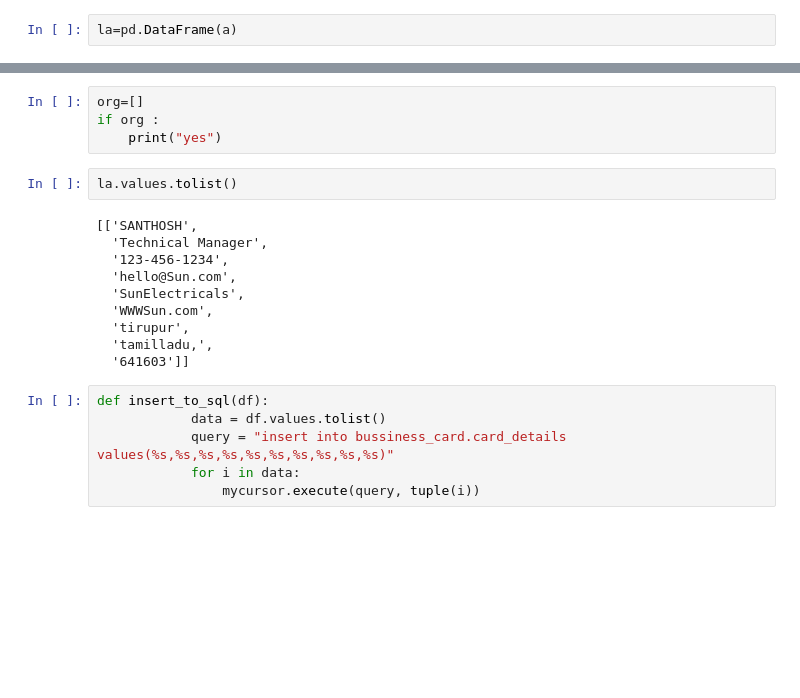
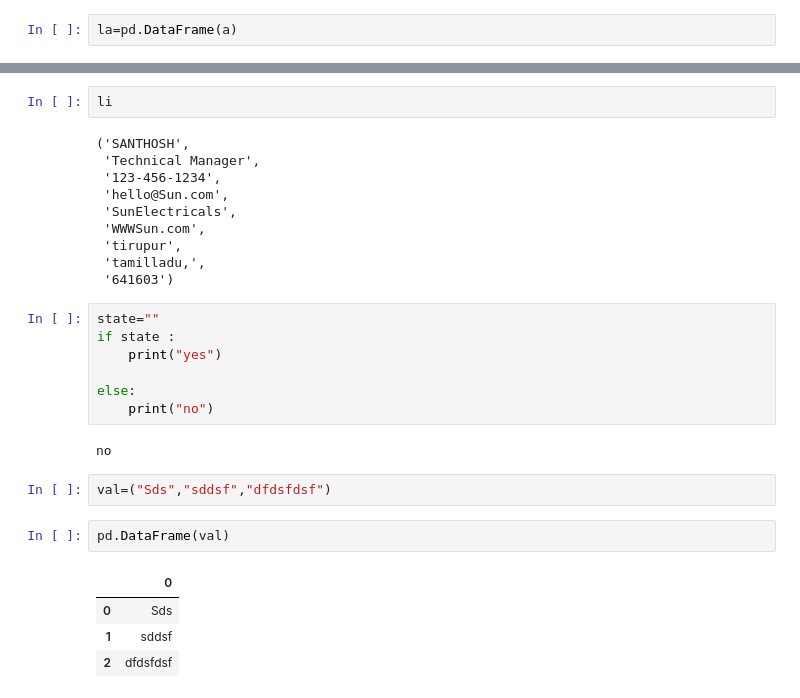
Before and after one commit to rameshkumar359/BUZZ-CARD, a Jupyter notebook: appy.ipynb, the cells around one changed output, grey strips where cells are left out. Saved outputs shown, nothing was run; the diff lists cells and outputs as text; blank space fills up the shorter version.

```diff
--- a/appy.ipynb
+++ b/appy.ipynb
@@ -389,22 +306,30 @@ text
+# %%
+li
+# %% [output]
+('SANTHOSH',
+ 'Technical Manager',
+ '123-456-1234',
+ 'hello@Sun.com',
+ 'SunElectricals',
+ 'WWWSun.com',
+ 'tirupur',
+ 'tamilladu,',
+ '641603')
 # %%
-org=[]
-if org :
+state=""
+if state :
     print("yes")
+
+else:
+    print("no")
+# %% [output]
+no
-# %%
-la.values.tolist()
-# %% [output]
-[['SANTHOSH',
-  'Technical Manager',
-  '123-456-1234',
-  'hello@Sun.com',
-  'SunElectricals',
-  'WWWSun.com',
-  'tirupur',
-  'tamilladu,',
-  '641603']]
-# %%
-def insert_to_sql(df):
-            data = df.values.tolist()
-            query = "insert into bussiness_card.card_details values(%s,%s,%s,%s,%s,%s,%s,%s,%s,%s)"
-            for i in data:
-                mycursor.execute(query, tuple(i))
+# %%
+val=("Sds","sddsf","dfdsfdsf")
+# %%
+pd.DataFrame(val)
+# %% [output]
+|  | 0 |
+| 0 | Sds |
+| 1 | sddsf |
+| 2 | dfdsfdsf |
```
Also changed, not shown: parts of 18 cells of this notebook, 1 other file.
